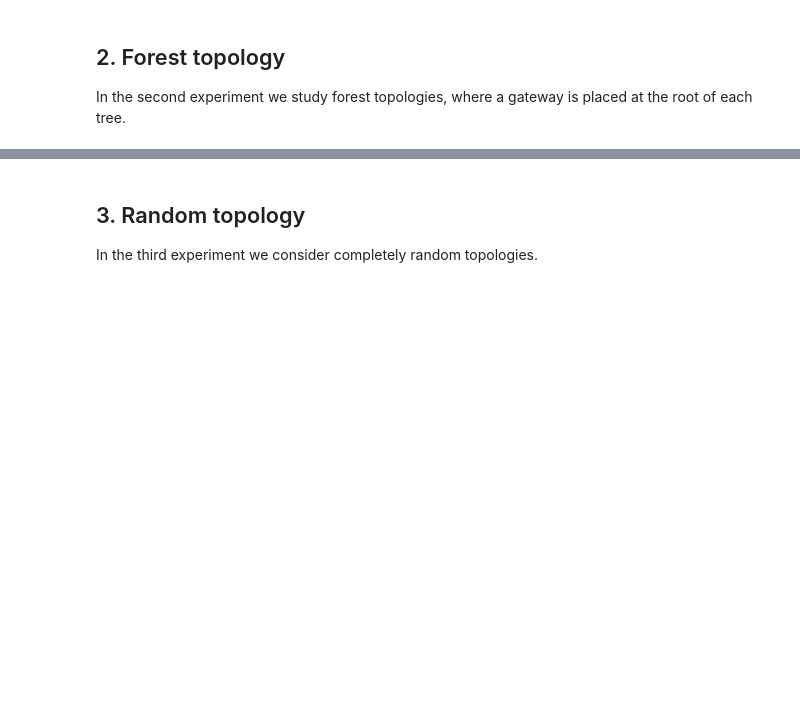
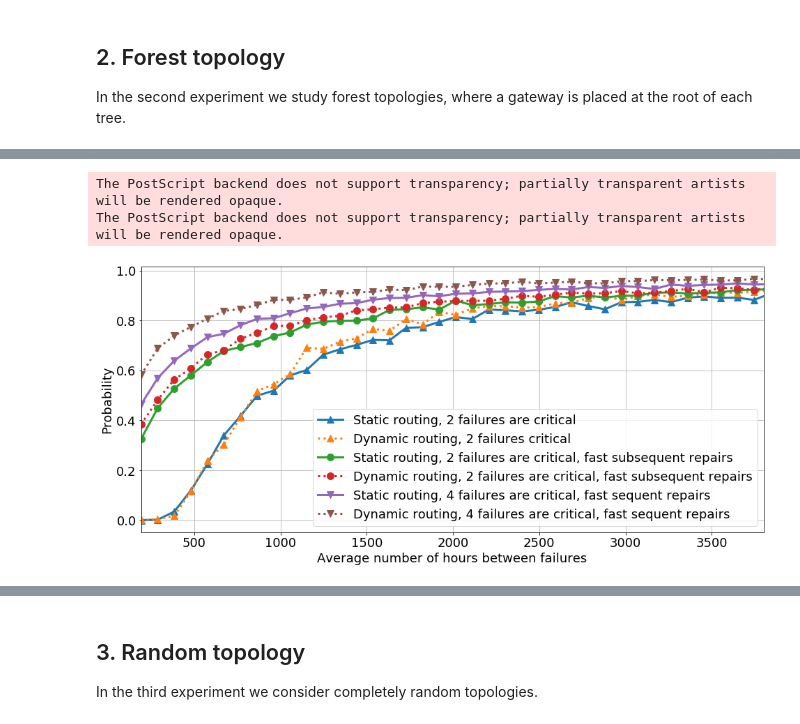
Before and after one commit to ipu69-papers/2019-dccn-sensors, a Jupyter notebook: experiment.ipynb, the cells around one changed output, grey strips where cells are left out. Cells and saved outputs as stored; diff of their text form; code cells hidden in the pictures; blank space fills up the shorter version.

```diff
--- a/experiment.ipynb
+++ b/experiment.ipynb
@@ -281,0 +220,3 @@ experiment_2_fixed = {
+# %%
+MEAN_FAILURE_INTERVALS_2 = np.arange(8, 168, 4) * 24
+exp_2_3a = variate_failure_rates(sample_forest_3, MEAN_FAILURE_INTERVALS_2)
@@ -281,0 +228,3 @@ experiment_2_fixed = {
+# %%
+exp_2_3b = variate_failure_rates(sample_forest_3, MEAN_FAILURE_INTERVALS_2,
+                                 cons_repair_interval=lambda: np.random.exponential(2.0))
@@ -281,0 +236,4 @@ experiment_2_fixed = {
+# %%
+exp_2_3c = variate_failure_rates(sample_forest_3, MEAN_FAILURE_INTERVALS_2,
+                                 cons_repair_interval=lambda: np.random.exponential(2.0),
+                                 num_critical_errors=4)
@@ -281,0 +245,26 @@ experiment_2_fixed = {
+# %%
+fig, ax = plt.subplots(figsize=(16, 7))
+ax.plot(MEAN_FAILURE_INTERVALS_2, exp_2_3a['static']['operable'], '^-', linewidth=3, markersize=10,
+        label='Static routing, 2 failures are critical')
+ax.plot(MEAN_FAILURE_INTERVALS_2, exp_2_3a['dynamic']['operable'], '^:', linewidth=3, markersize=10,
+        label='Dynamic routing, 2 failures critical')
+ax.plot(MEAN_FAILURE_INTERVALS_2, exp_2_3b['static']['operable'], 'o-', linewidth=3, markersize=10,
+        label='Static routing, 2 failures are critical, fast subsequent repairs')
+ax.plot(MEAN_FAILURE_INTERVALS_2, exp_2_3b['dynamic']['operable'], 'o:', linewidth=3, markersize=10,
+        label='Dynamic routing, 2 failures are critical, fast subsequent repairs')
+ax.plot(MEAN_FAILURE_INTERVALS_2, exp_2_3c['static']['operable'], 'v-', linewidth=3, markersize=10,
+        label='Static routing, 4 failures are critical, fast sequent repairs')
+ax.plot(MEAN_FAILURE_INTERVALS_2, exp_2_3c['dynamic']['operable'], 'v:', linewidth=3, markersize=10,
+        label='Dynamic routing, 4 failures are critical, fast sequent repairs')
+ax.grid()
+ax.legend(fontsize=18)
+# ax.set_title('Stationary uptime probability')
+ax.set_xlabel('Average number of hours between failures')
+ax.set_ylabel('Probability')
+ax.set_xlim(left=192, right=3800)
+fig.savefig('images/ternary_forest_reliability.eps')
+fig.savefig('images/ternary_forest_reliability.png')
+# %% [output]
+The PostScript backend does not support transparency; partially transparent artists will be rendered opaque.
+The PostScript backend does not support transparency; partially transparent artists will be rendered opaque.
+[figure, added]
```
Also changed, not shown: parts of 25 cells of this notebook, 18 other files.
